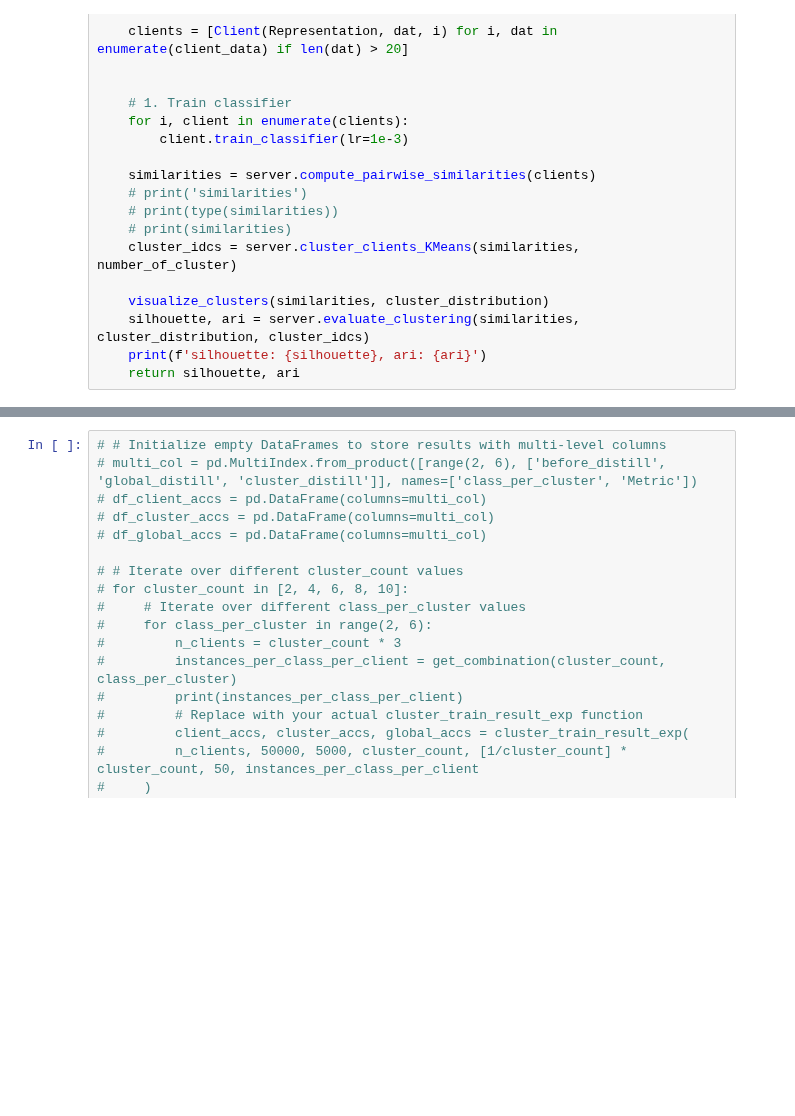
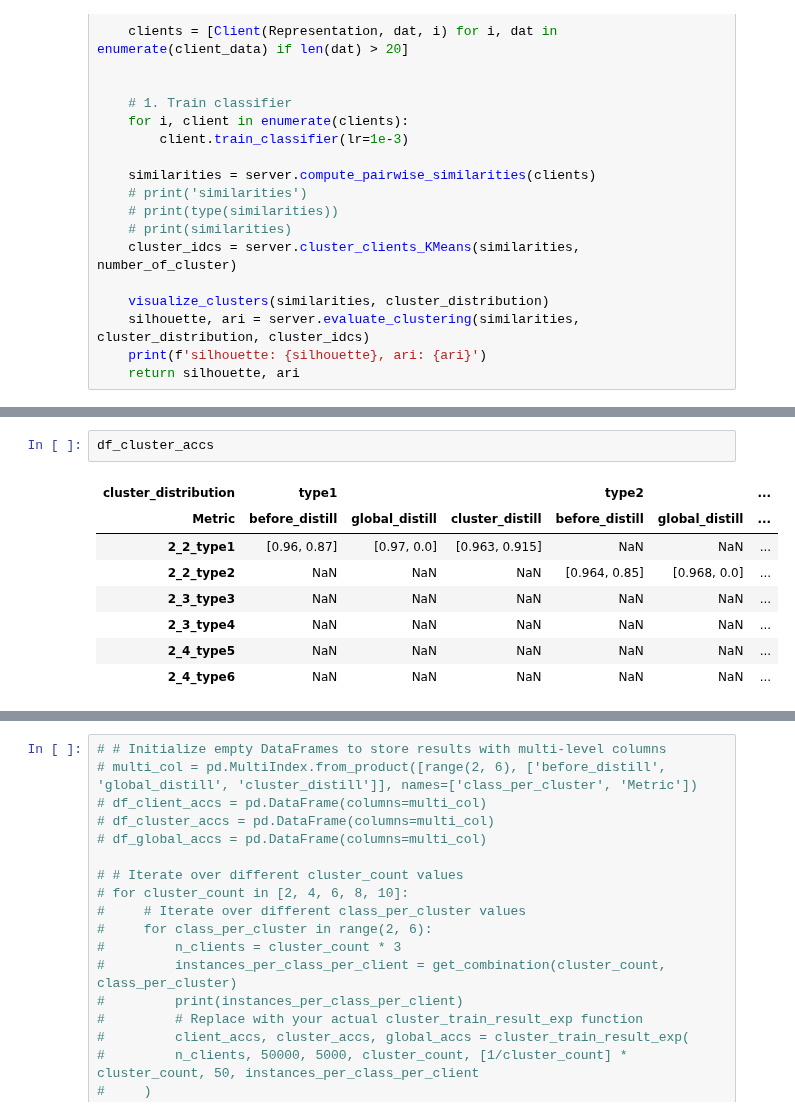
Before and after one commit to yangbaechu/FD-with-Label-Based-Group-Structure, a Jupyter notebook: FedCD.ipynb, the cells around one changed output, grey strips where cells are left out. Cells and saved outputs as stored; diff of their text form; blank space fills up the shorter version.

Commit message:
Exp result for final acc test with Unbalanced cluster

```diff
--- a/FedCD.ipynb
+++ b/FedCD.ipynb
@@ -659,3 +674,14 @@ df_client_accs
+# %%
+df_cluster_accs
+# %% [output]
+| cluster_distribution | type1 |  |  | type2 |  | ... |
+| Metric | before_distill | global_distill | cluster_distill | before_distill | global_distill | ... |
+| 2_2_type1 | [0.96, 0.87] | [0.97, 0.0] | [0.963, 0.915] | NaN | NaN | ... |
+| 2_2_type2 | NaN | NaN | NaN | [0.964, 0.85] | [0.968, 0.0] | ... |
+| 2_3_type3 | NaN | NaN | NaN | NaN | NaN | ... |
+| 2_3_type4 | NaN | NaN | NaN | NaN | NaN | ... |
+| 2_4_type5 | NaN | NaN | NaN | NaN | NaN | ... |
+| 2_4_type6 | NaN | NaN | NaN | NaN | NaN | ... |
 # %%
 # Task 1: Rename columns 'new_cluster_distill' to 'global', and 'new_global_distill' to 'cluster'
 rename_dict = {'new_cluster_distill': 'global', 'new_global_distill': 'cluster'}
```
Also changed, not shown: parts of 4 cells of this notebook.
